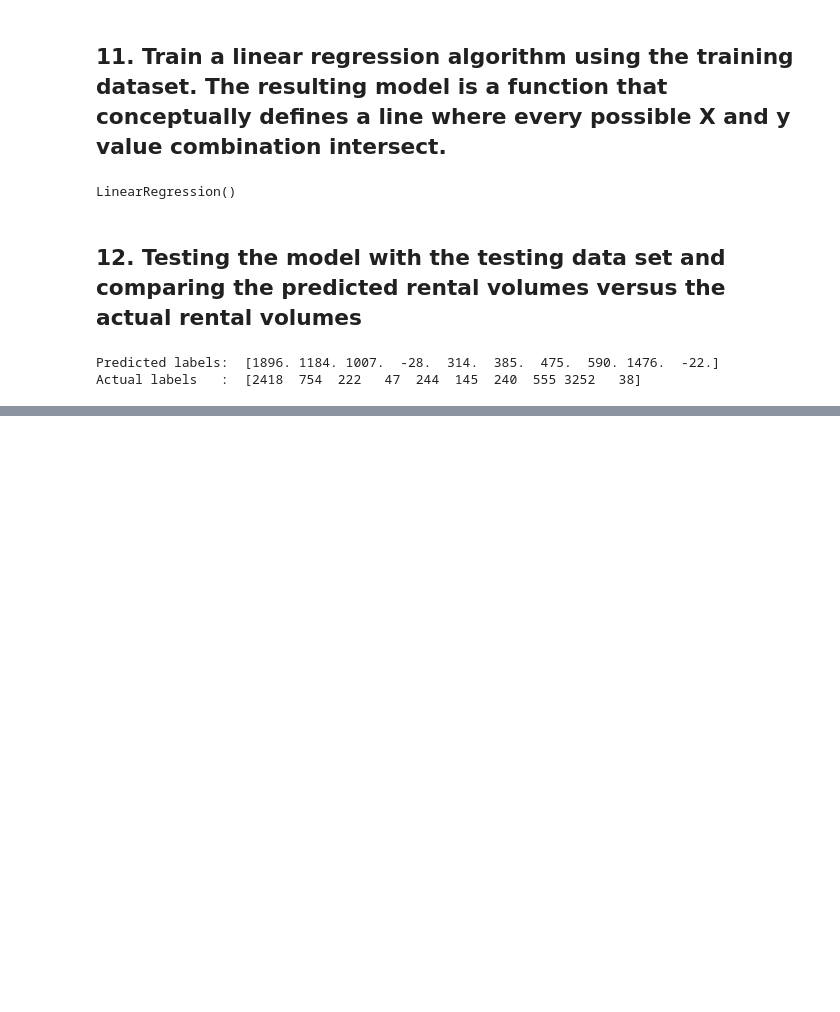
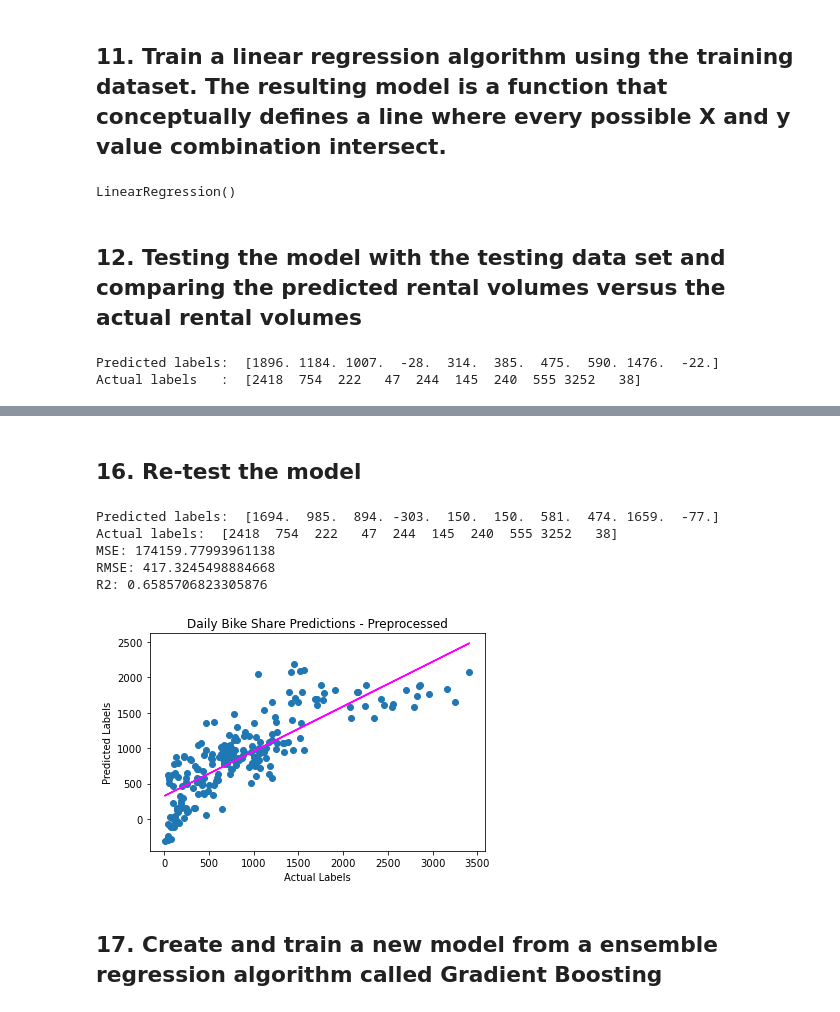
Before and after one commit to guypwhunt/regression_machine_learning, a Jupyter notebook: regression.ipynb, the cells around one changed output, grey strips where cells are left out. Cells and saved outputs as stored; diff of their text form; code cells hidden in the pictures; blank space fills up the shorter version.

```diff
--- a/regression.ipynb
+++ b/regression.ipynb
@@ -231,0 +310,32 @@ Actual labels   :  [2418  754  222   47  244  145  240  555 3252   38]
+# %% [markdown]
+## 16. Re-test the model
+# %%
+predictions = model.predict(X_test)
+np.set_printoptions(suppress=True)
+print('Predicted labels: ', np.round(predictions)[:10])
+print('Actual labels: ' ,y_test[:10])
+
+mse = mean_squared_error(y_test, predictions)
+print("MSE:", mse)
+rmse = np.sqrt(mse)
+print("RMSE:", rmse)
+r2 = r2_score(y_test, predictions)
+print("R2:", r2)
+
+plt.scatter(y_test, predictions)
+plt.xlabel('Actual Labels')
+plt.ylabel('Predicted Labels')
+plt.title('Daily Bike Share Predictions - Preprocessed')
+z = np.polyfit(y_test, predictions, 1)
+p = np.poly1d(z)
+plt.plot(y_test,p(y_test), color='magenta')
+plt.show()
+# %% [output]
+Predicted labels:  [1694.  985.  894. -303.  150.  150.  581.  474. 1659.  -77.]
+Actual labels:  [2418  754  222   47  244  145  240  555 3252   38]
+MSE: 174159.77993961138
+RMSE: 417.3245498884668
+R2: 0.6585706823305876
+[figure, added]
+# %% [markdown]
+## 17. Create and train a new model from a ensemble regression algorithm called Gradient Boosting
```
Also changed, not shown: parts of 14 cells of this notebook, 2 other files.
